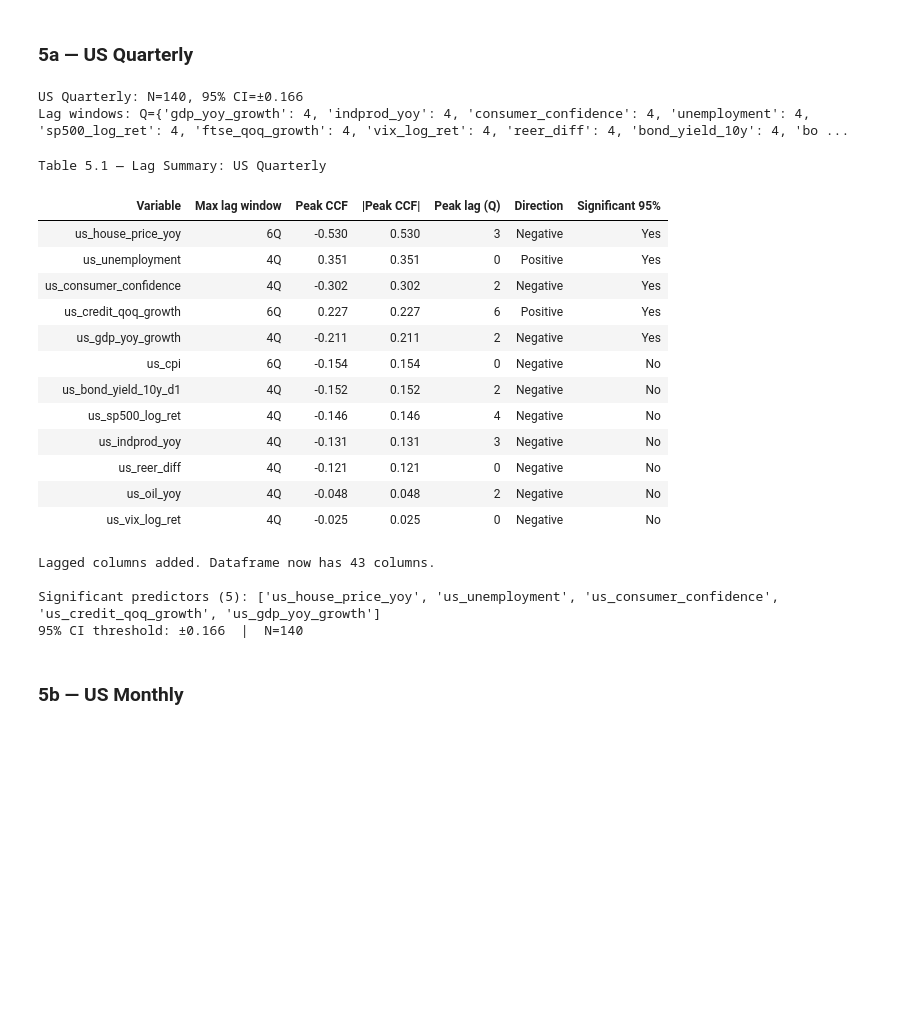
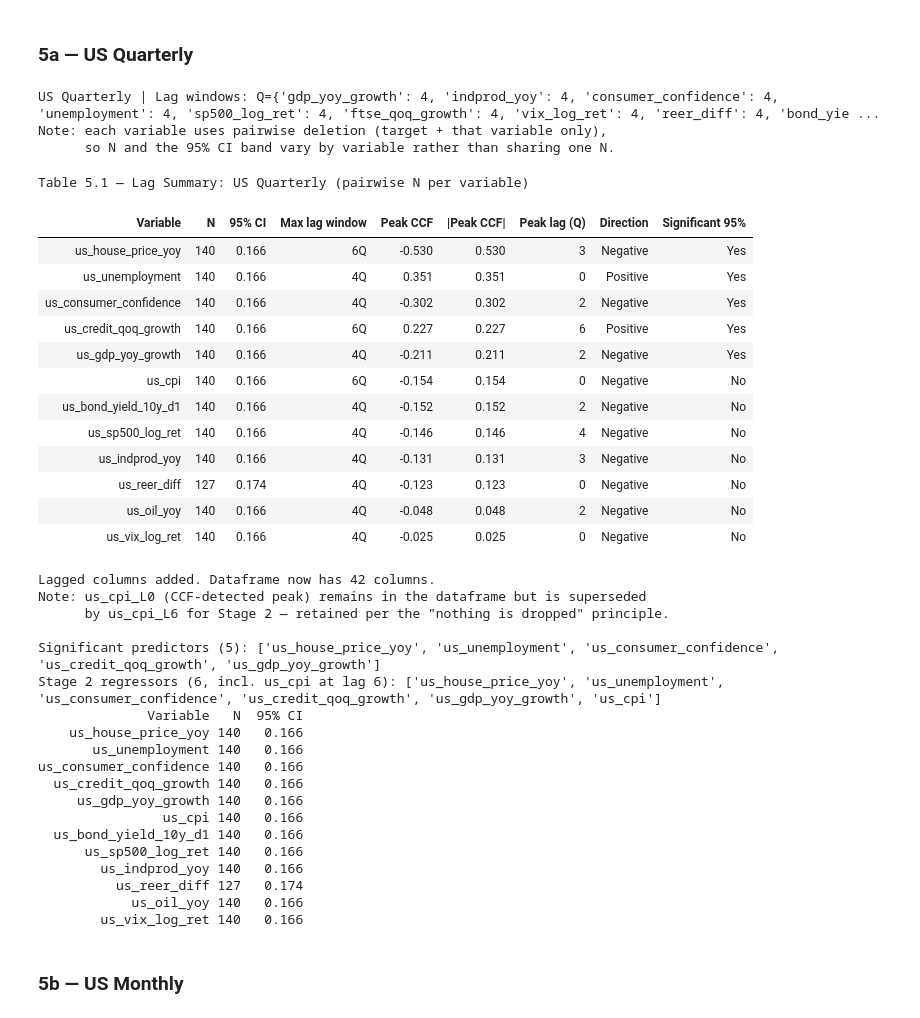
Before and after one commit to hogandan85/ST-498, a Jupyter notebook: Code/01_EDA.ipynb, the cells around one changed output. Drawn from its saved outputs; the diff is of its cells as text; code cells hidden in the pictures; blank space fills up the shorter version.

Commit message:
Fixed some consistency problems with further sections and notebooks, fixed some errors and markdowns and updated CSVs

```diff
--- a/Code/01_EDA.ipynb
+++ b/Code/01_EDA.ipynb
@@ -310,7 +308,7 @@ fig.add_hline(y=mean_val, line_dash='dash', line_color=GREY, line_width=1.5,
               annotation_position='top right', annotation_font_color=GREY)
 fig = add_recessions(fig, RECESSIONS_USM)
 for s, e in [('2007', '2010'), ('2019', '2021')]:
-    sub = df_usq[TARGET_USQ].loc[s:e].dropna()
+    sub = df_usm[TARGET_USM].loc[s:e].dropna()
     if not sub.empty:
         fig.add_annotation(x=sub.idxmax(), y=sub.max(), text=f'{sub.max():.1f}%',
             showarrow=True, arrowhead=2, arrowcolor=RED,
@@ -506,8 +503,6 @@ df_usq['us_delinquency_rate_raw'] = df_usq[TARGET].copy()
 df_usq['delinquency_spline'] = df_usq[TARGET].copy()
 covid_idx = np.where(covid_mask)[0]
 df_usq.loc[covid_mask, 'delinquency_spline'] = cs(covid_idx)
-df_usq['us_delinquency_rate'] = df_usq['delinquency_spline'].copy()
-df_usq['covid_dummy'] = covid_mask.astype(int)
 
 # Overwrite us_delinquency_rate with adjusted series so all downstream
 # notebooks inherit the correction automatically
@@ -591,11 +585,13 @@ The **variable register table** documents every column in the dataframe — whic
 df_usq['us_house_price_yoy'] = df_usq['us_house_price_idx'].pct_change(4) * 100
 df_usq['us_indprod_yoy']     = df_usq['us_industrial_production'].pct_change(4) * 100
 df_usq['us_oil_yoy']         = df_usq['us_oil_price'].pct_change(4) * 100
-df_usq['us_reer_interp']     = df_usq['us_reer'].interpolate(method='linear', limit_direction='both')
-df_usq['us_reer_diff']       = df_usq['us_reer_interp'].diff()
+df_usq['us_reer_diff']       = df_usq['us_reer'].diff()
+# Note: us_reer has no data before 1994 (16 missing quarters, see Section 1a).
+# us_reer_diff is left with leading NaNs rather than interpolated, so it
+# matches the treatment used in Stage A forecasting (02b TRANSFORM_CONFIG).
 
 print('Derived columns added to df_usq:')
-for c in ['us_house_price_yoy', 'us_indprod_yoy', 'us_oil_yoy', 'us_reer_interp', 'us_reer_diff']:
+for c in ['us_house_price_yoy', 'us_indprod_yoy', 'us_oil_yoy', 'us_reer_diff']:
     print(f'  {c:30s}  non-null: {df_usq[c].notna().sum()}')
 print(f'Total columns now: {df_usq.shape[1]}  (was {raw_usq.shape[1]})')
 # %% [output]
@@ -1618,34 +1603,58 @@ CCF functions defined.
 # %% [markdown]
 ### 5a — US Quarterly
 # %%
-lag_df_usq, lag_spec_usq, CONF_USQ, N_USQ = ccf_block(
+lag_df_usq, lag_spec_usq = ccf_block(
     df_model_usq, TARGET_USQ, FEATURES_STAT_USQ,
     PREFIX_USQ, label='US Quarterly', unit='Q')
 
 SIG_VARS_USQ = lag_df_usq[lag_df_usq['Significant 95%'] == 'Yes']['Variable'].tolist()
+
+lag_spec_usq['us_cpi'] = {'lag': 6, 'col': 'us_cpi_L6'}
+df_model_usq['us_cpi_L6'] = df_model_usq['us_cpi'].shift(6)
+STAGE2_REGRESSORS_USQ = SIG_VARS_USQ + ['us_cpi']
+print('Note: us_cpi_L0 (CCF-detected peak) remains in the dataframe but is superseded')
+print('      by us_cpi_L6 for Stage 2 — retained per the "nothing is dropped" principle.')
+
 print(f'\nSignificant predictors ({len(SIG_VARS_USQ)}): {SIG_VARS_USQ}')
-print(f'95% CI threshold: ±{CONF_USQ:.3f}  |  N={N_USQ}')
+print(f'Stage 2 regressors ({len(STAGE2_REGRESSORS_USQ)}, incl. us_cpi at lag 6): {STAGE2_REGRESSORS_USQ}')
+print(lag_df_usq[['Variable', 'N', '95% CI']].to_string(index=False))
 # %% [output]
-US Quarterly: N=140, 95% CI=±0.166
-Lag windows: Q={'gdp_yoy_growth': 4, 'indprod_yoy': 4, 'consumer_confidence': 4, 'unemployment': 4, 'sp500_log_ret': 4, 'ftse_qoq_growth': 4, 'vix_log_ret': 4, 'reer_diff': 4, 'bond_yield_10y': 4, 'bo ...
+US Quarterly | Lag windows: Q={'gdp_yoy_growth': 4, 'indprod_yoy': 4, 'consumer_confidence': 4, 'unemployment': 4, 'sp500_log_ret': 4, 'ftse_qoq_growth': 4, 'vix_log_ret': 4, 'reer_diff': 4, 'bond_yie ...
+Note: each variable uses pairwise deletion (target + that variable only),
+      so N and the 95% CI band vary by variable rather than sharing one N.
-Table 5.1 — Lag Summary: US Quarterly
+Table 5.1 — Lag Summary: US Quarterly (pairwise N per variable)
-| Variable | Max lag window | Peak CCF | |Peak CCF| | Peak lag (Q) | Direction | Significant 95% |
-| us_house_price_yoy | 6Q | -0.530 | 0.530 | 3 | Negative | Yes |
-| us_unemployment | 4Q | 0.351 | 0.351 | 0 | Positive | Yes |
-| us_consumer_confidence | 4Q | -0.302 | 0.302 | 2 | Negative | Yes |
-| us_credit_qoq_growth | 6Q | 0.227 | 0.227 | 6 | Positive | Yes |
-| us_gdp_yoy_growth | 4Q | -0.211 | 0.211 | 2 | Negative | Yes |
-| us_cpi | 6Q | -0.154 | 0.154 | 0 | Negative | No |
-| us_bond_yield_10y_d1 | 4Q | -0.152 | 0.152 | 2 | Negative | No |
-| us_sp500_log_ret | 4Q | -0.146 | 0.146 | 4 | Negative | No |
-| us_indprod_yoy | 4Q | -0.131 | 0.131 | 3 | Negative | No |
-| us_reer_diff | 4Q | -0.121 | 0.121 | 0 | Negative | No |
-| us_oil_yoy | 4Q | -0.048 | 0.048 | 2 | Negative | No |
-| us_vix_log_ret | 4Q | -0.025 | 0.025 | 0 | Negative | No |
+| Variable | N | 95% CI | Max lag window | Peak CCF | |Peak CCF| | Peak lag (Q) | Direction | Significant 95% |
+| us_house_price_yoy | 140 | 0.166 | 6Q | -0.530 | 0.530 | 3 | Negative | Yes |
+| us_unemployment | 140 | 0.166 | 4Q | 0.351 | 0.351 | 0 | Positive | Yes |
+| us_consumer_confidence | 140 | 0.166 | 4Q | -0.302 | 0.302 | 2 | Negative | Yes |
+| us_credit_qoq_growth | 140 | 0.166 | 6Q | 0.227 | 0.227 | 6 | Positive | Yes |
+| us_gdp_yoy_growth | 140 | 0.166 | 4Q | -0.211 | 0.211 | 2 | Negative | Yes |
+| us_cpi | 140 | 0.166 | 6Q | -0.154 | 0.154 | 0 | Negative | No |
+| us_bond_yield_10y_d1 | 140 | 0.166 | 4Q | -0.152 | 0.152 | 2 | Negative | No |
+| us_sp500_log_ret | 140 | 0.166 | 4Q | -0.146 | 0.146 | 4 | Negative | No |
+| us_indprod_yoy | 140 | 0.166 | 4Q | -0.131 | 0.131 | 3 | Negative | No |
+| us_reer_diff | 127 | 0.174 | 4Q | -0.123 | 0.123 | 0 | Negative | No |
+| us_oil_yoy | 140 | 0.166 | 4Q | -0.048 | 0.048 | 2 | Negative | No |
+| us_vix_log_ret | 140 | 0.166 | 4Q | -0.025 | 0.025 | 0 | Negative | No |
-Lagged columns added. Dataframe now has 43 columns.
+Lagged columns added. Dataframe now has 42 columns.
+Note: us_cpi_L0 (CCF-detected peak) remains in the dataframe but is superseded
+      by us_cpi_L6 for Stage 2 — retained per the "nothing is dropped" principle.
 
 Significant predictors (5): ['us_house_price_yoy', 'us_unemployment', 'us_consumer_confidence', 'us_credit_qoq_growth', 'us_gdp_yoy_growth']
-95% CI threshold: ±0.166  |  N=140
+Stage 2 regressors (6, incl. us_cpi at lag 6): ['us_house_price_yoy', 'us_unemployment', 'us_consumer_confidence', 'us_credit_qoq_growth', 'us_gdp_yoy_growth', 'us_cpi']
+              Variable   N  95% CI
+    us_house_price_yoy 140   0.166
+       us_unemployment 140   0.166
+us_consumer_confidence 140   0.166
+  us_credit_qoq_growth 140   0.166
+     us_gdp_yoy_growth 140   0.166
+                us_cpi 140   0.166
+  us_bond_yield_10y_d1 140   0.166
+      us_sp500_log_ret 140   0.166
+        us_indprod_yoy 140   0.166
+          us_reer_diff 127   0.174
+            us_oil_yoy 140   0.166
+        us_vix_log_ret 140   0.166
 # %% [markdown]
 ### 5b — US Monthly
 # %% [markdown]
```
Also changed, not shown: parts of 25 cells of this notebook, 3 other files.
